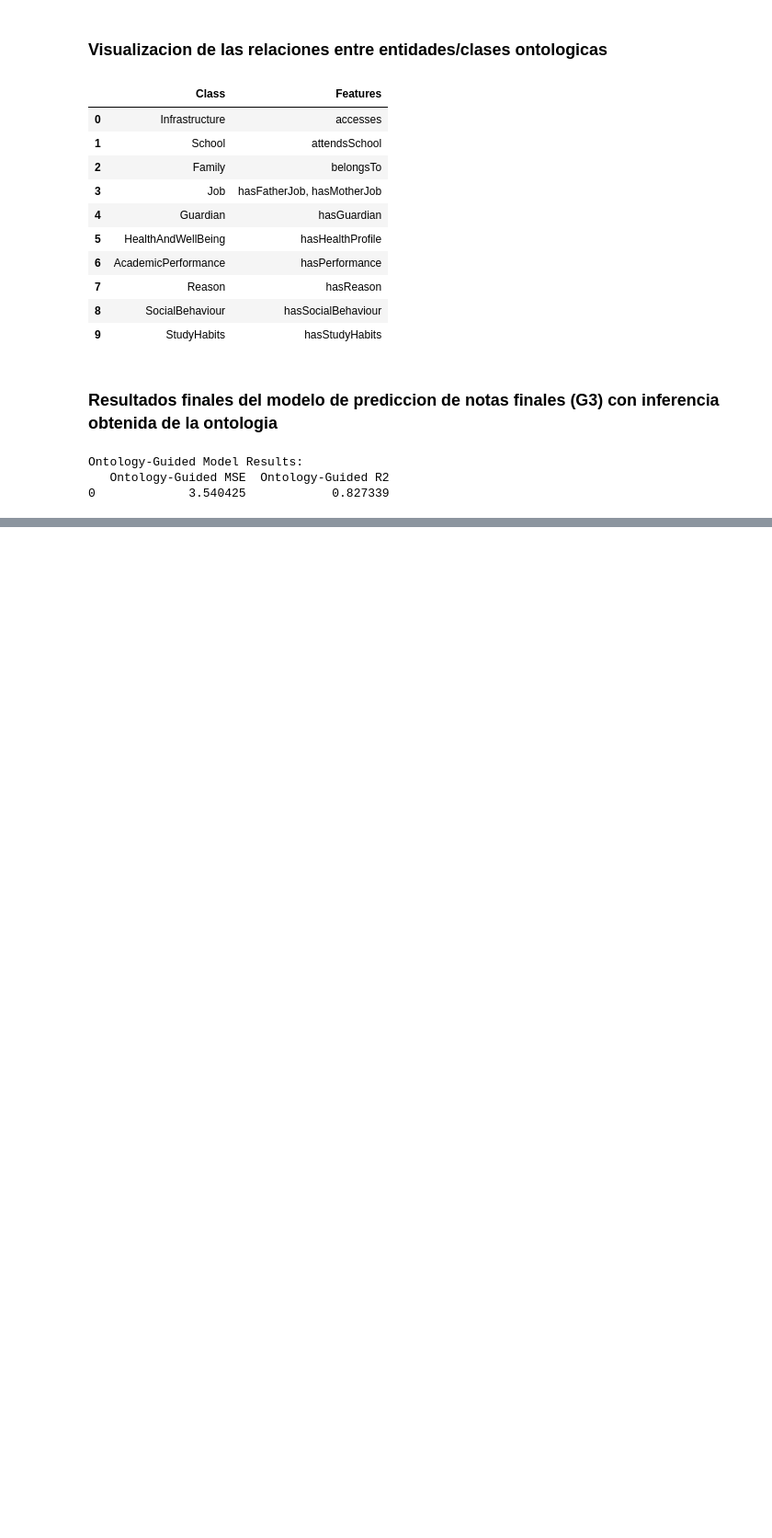
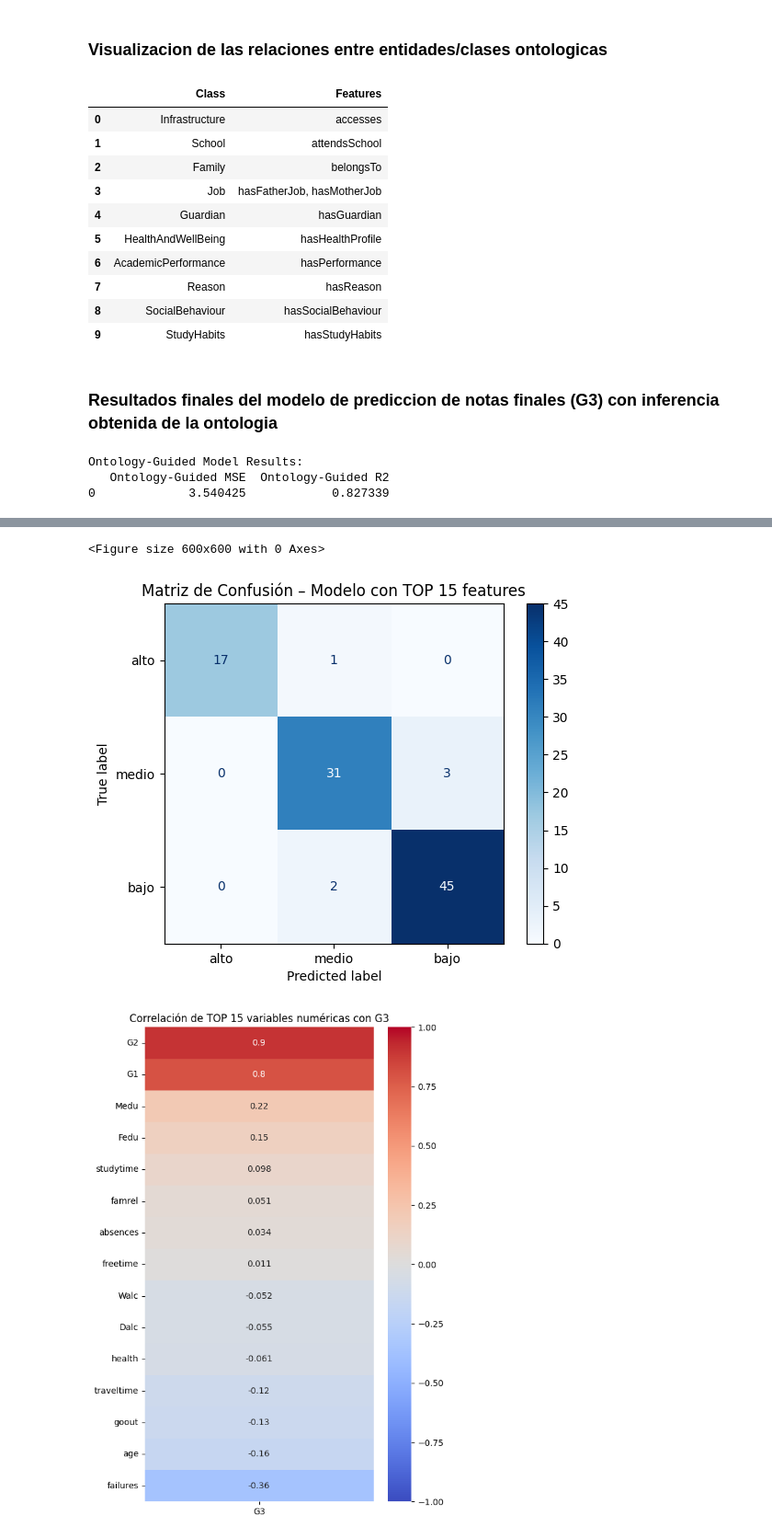
Before and after one commit to daniat707/Ontology-Feature-Engineering, a Jupyter notebook: PROT1.ipynb, the cells around one changed output, grey strips where cells are left out. Shown at 92% size. Saved outputs shown, nothing was run; the diff lists cells and outputs as text; code cells hidden in the pictures; blank space fills up the shorter version.

```diff
--- a/PROT1.ipynb
+++ b/PROT1.ipynb
@@ -403,0 +485,68 @@ Ontology-Guided Model Results:
+# %%
+# MODELO 2 – Clasificación con features seleccionadas por mayor correlación con G3
+import pandas as pd
+from sklearn.ensemble import RandomForestClassifier
+from sklearn.model_selection import train_test_split
+from sklearn.metrics import classification_report
+
+# Cargar dataset
+df = pd.read_csv("/Users/danielagomez/Desktop/NOBORRARDANIELA2/9thSemester/TESIS/ENTREGABLES/ENTREGABLE2/AVANCE2_PRUEBAS/student-mat.csv", sep=";")
+df.columns = df.columns.str.strip()
+
+# Crear variable categórica de desempeño
+def categorize_g3(score):
+    if score <= 10:
+        return 'bajo'
+    elif score <= 14:
+        return 'medio'
+    else:
+        return 'alto'
+
+df["Desempeño"] = df["G3"].apply(categorize_g3)
+
+# Selección automática: Top 10 features más correlacionadas con G3 =====> PROBAR CON 10 O 15 (pero 15 dio mejores resultados)
+correlation_matrix = df.corr(numeric_only=True)
+top_corr_features = correlation_matrix['G3'].drop('G3').abs().sort_values(ascending=False).head(15).index.tolist()
+
+X = pd.get_dummies(df[top_corr_features], drop_first=True)
+y = df['Desempeño']
+
+# División de datos
+X_train, X_test, y_train, y_test = train_test_split(X, y, stratify=y, random_state=42)
+
+# Entrenamiento del modelo
+model = RandomForestClassifier(random_state=42)
+model.fit(X_train, y_train)
+y_pred = model.predict(X_test)
+
+# Resultados
+print("Reporte del modelo con TOP 15 features más correlacionadas con G3:")
+print(classification_report(y_test, y_pred))
+
+# GRAFICAR RESULTADOS--------------
+
+# Grafico de matriz de confusion para cada categoria
+cm = confusion_matrix(y_test, y_pred, labels=['alto', 'medio', 'bajo'])
+disp = ConfusionMatrixDisplay(confusion_matrix=cm, display_labels=['alto', 'medio', 'bajo'])
+
+plt.figure(figsize=(6, 6))
+disp.plot(cmap=plt.cm.Blues, values_format='d')
+plt.title("Matriz de Confusión – Modelo con TOP 15 features")
+plt.show()
+
+# Grafico de top 15 features -----------
+# Obtener las 15 variables más correlacionadas (positiva o negativa)
+top_corr = correlation_matrix['G3'].drop('G3').sort_values(key=lambda x: abs(x), ascending=False).head(15)
+
+# Ordenarlas por el valor real (de mayor a menor correlación)
+top_corr_sorted = top_corr.sort_values(ascending=False)
+
+# Crear heatmap
+plt.figure(figsize=(6, 10))
+sns.heatmap(
+    top_corr_sorted.to_frame(name='G3'),
+    annot=True, cmap='coolwarm', vmin=-1, vmax=1
+)
+plt.title("Correlación de TOP 15 variables numéricas con G3")
+plt.show()
+# %% [output]
@@ -403,0 +563,3 @@ Ontology-Guided Model Results:
+<Figure size 600x600 with 0 Axes>
+[figure, added]
+[figure, added]
```
Also changed, not shown: parts of 17 cells of this notebook.
